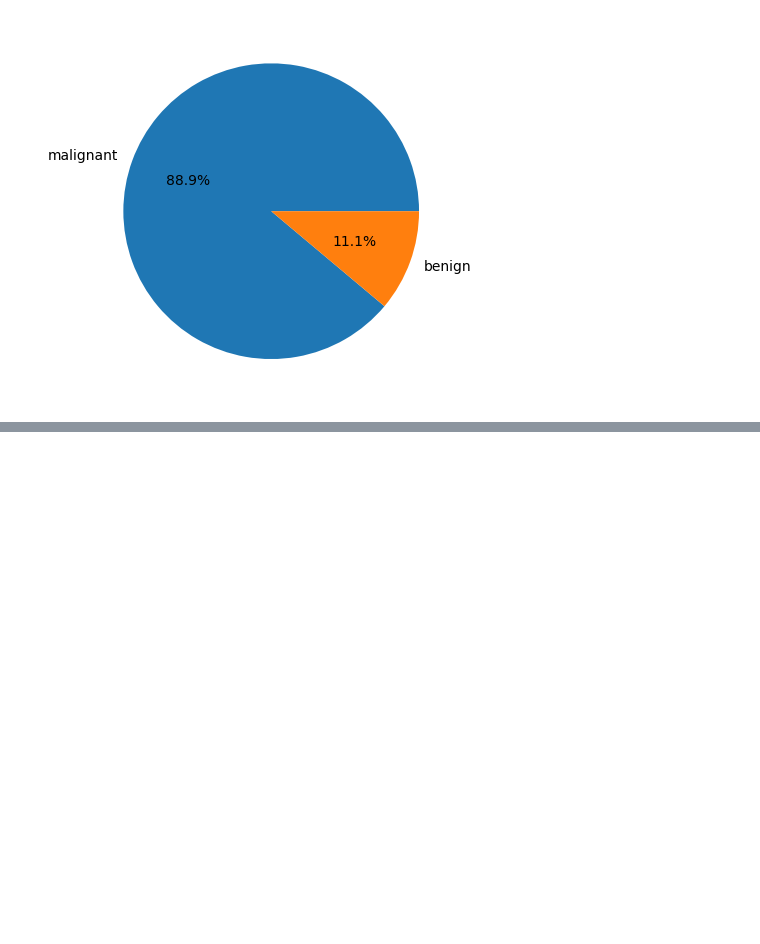
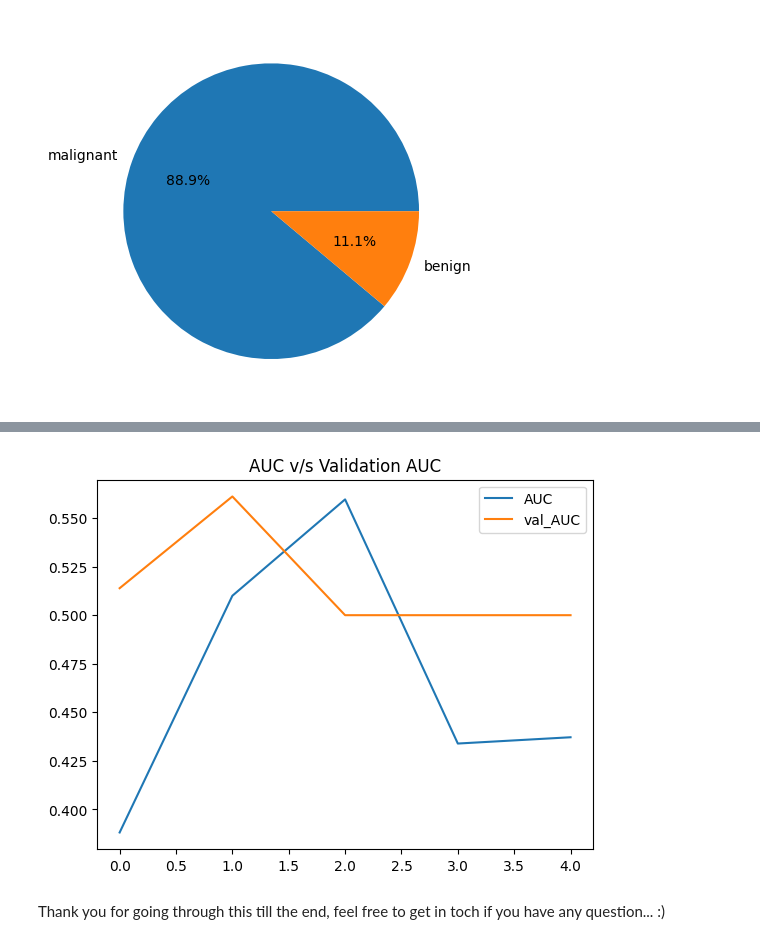
Before and after one commit to rizz045/Skin-Cancer-Detection-using-TensorFlow, a Jupyter notebook: Skin_Cancer_Detection_using_TensorFlow.ipynb, the cells around one changed output, grey strips where cells are left out. Cells and saved outputs as stored; diff of their text form; code cells hidden in the pictures; blank space fills up the shorter version.

```diff
--- a/Skin_Cancer_Detection_using_TensorFlow.ipynb
+++ b/Skin_Cancer_Detection_using_TensorFlow.ipynb
@@ -76,0 +209,10 @@ x_train, x_test, y_train, y_test = train_test_split(x, y, test_size=0.15, random
+# %%
+hist_df['AUC'].plot()
+hist_df['val_AUC'].plot()
+plt.title('AUC v/s Validation AUC')
+plt.legend()
+plt.show()
+# %% [output]
+[figure, added]
+# %% [markdown]
+Thank you for going through this till the end, feel free to get in toch if you have any question... :)
```
Also changed, not shown: parts of 12 cells of this notebook.
